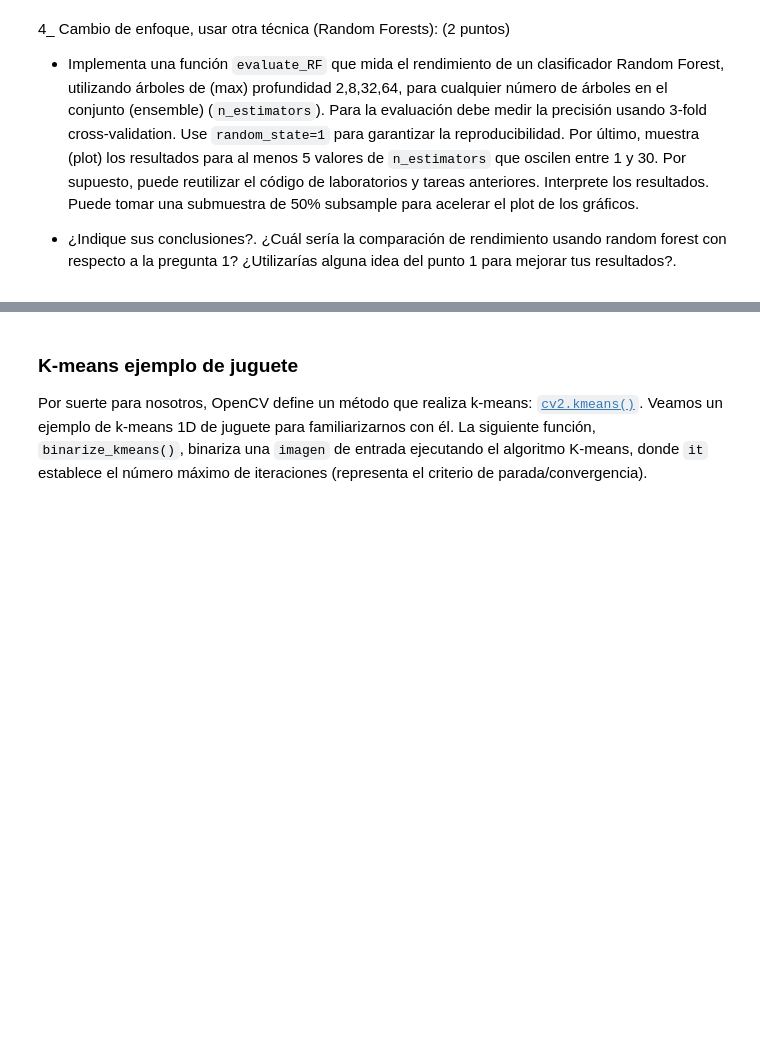
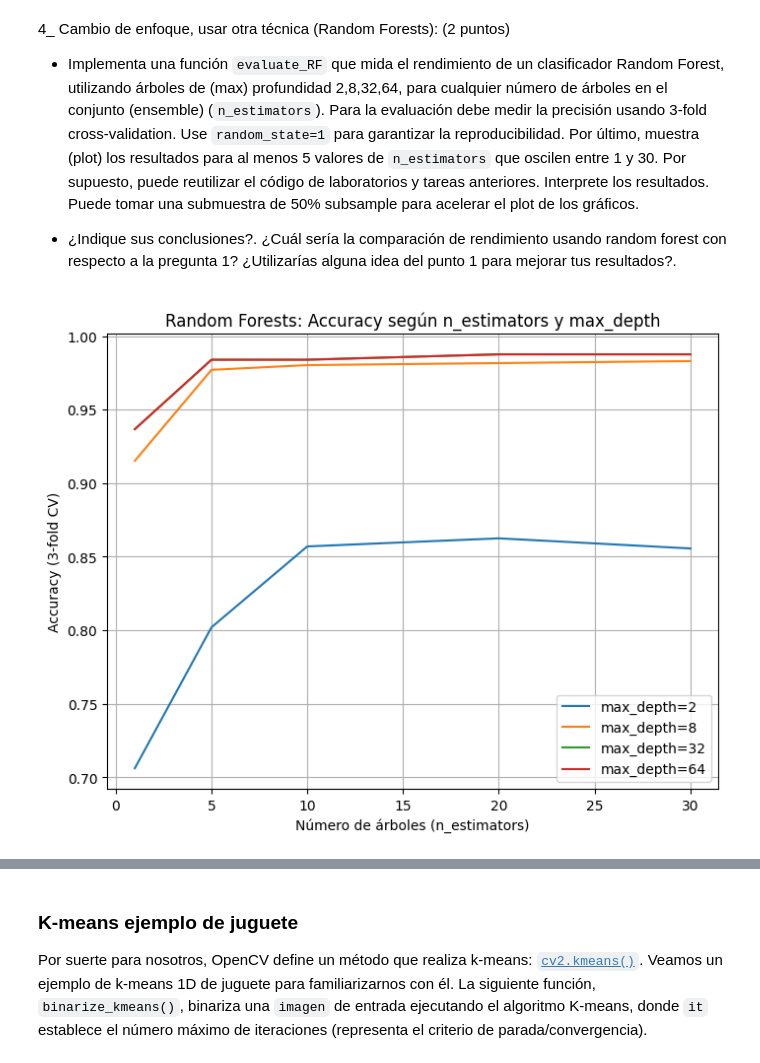
Before and after one commit to StefanoImanol/PC32025i, a Jupyter notebook: PC3_ia_2025iv1.0.ipynb, the cells around one changed output, grey strips where cells are left out. Saved outputs shown, nothing was run; the diff lists cells and outputs as text; code cells hidden in the pictures; blank space fills up the shorter version.

```diff
--- a/PC3_ia_2025iv1.0.ipynb
+++ b/PC3_ia_2025iv1.0.ipynb
@@ -291,0 +447,35 @@ Puede tomar una submuestra de 50% subsample para acelerar el plot de los gráfic
+# %%
+def evaluate_RF(X, y):
+    # Submuestreo del 50%
+    X_sub, y_sub = resample(X, y, n_samples=int(0.5 * len(X)), stratify=y, random_state=1)
+
+    depths = [2, 8, 32, 64]
+    estimators = [1, 5, 10, 20, 30]
+    results = {}
+
+    # Evaluamos para cada profundidad
+    for depth in depths:
+        scores = []
+        for n in estimators:
+            model = RandomForestClassifier(n_estimators=n, max_depth=depth, random_state=1, n_jobs=-1)
+            acc = cross_val_score(model, X_sub, y_sub, cv=3, scoring='accuracy').mean()
+            scores.append(acc)
+        results[depth] = scores
+
+    # Graficar
+    plt.figure(figsize=(8, 6))
+    for depth in depths:
+        plt.plot(estimators, results[depth], label=f"max_depth={depth}")
+
+    plt.xlabel("Número de árboles (n_estimators)")
+    plt.ylabel("Accuracy (3-fold CV)")
+    plt.title("Random Forests: Accuracy según n_estimators y max_depth")
+    plt.legend()
+    plt.grid(True)
+    plt.show()
+
+    return results
+# %%
+rf_results = evaluate_RF(X_train, y_train)
+# %% [output]
+[figure, added]
```
Also changed, not shown: parts of 13 cells of this notebook.
